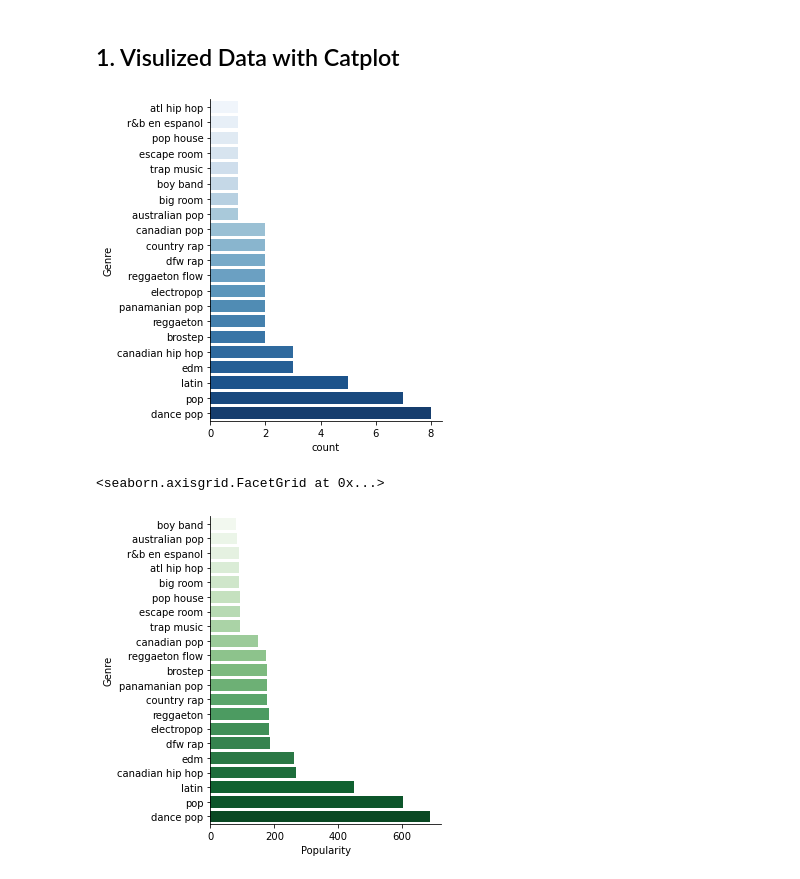
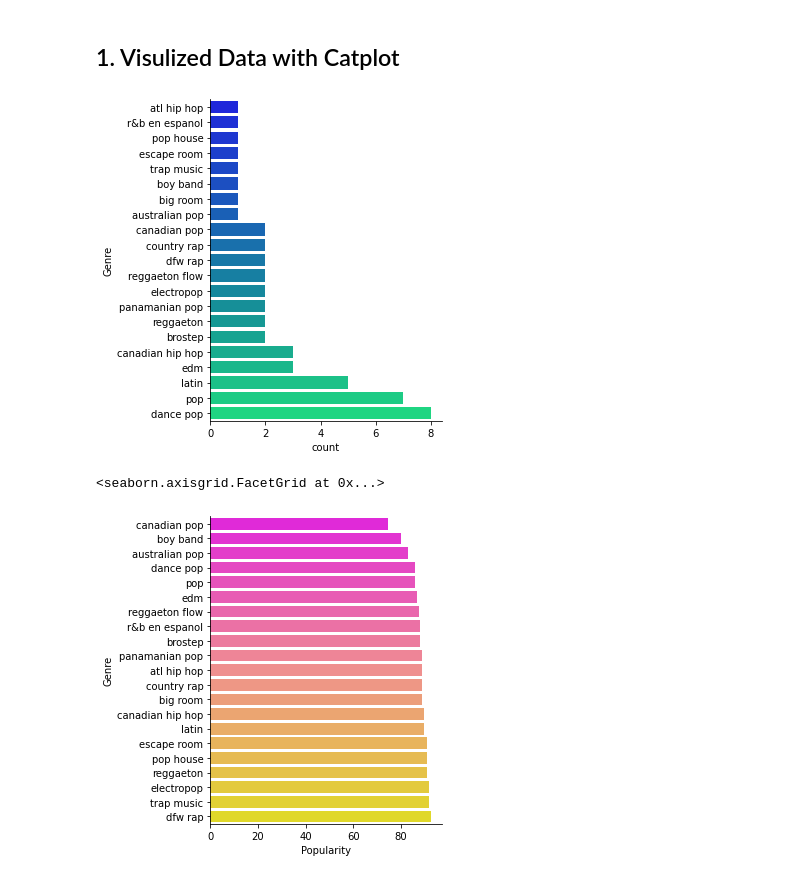
Before and after one commit to zli995/Spotify-Top-50-Songs-Analysis-2019, a Jupyter notebook: data/Spotify Top 50 Songs 2019 Analysis.ipynb, the cells around one changed output. Cells and saved outputs as stored; diff of their text form; code cells hidden in the pictures.

```diff
--- a/data/Spotify Top 50 Songs 2019 Analysis.ipynb
+++ b/data/Spotify Top 50 Songs 2019 Analysis.ipynb
@@ -67,21 +67,21 @@ Index(['Unnamed: 0', 'Track.Name', 'Artist.Name', 'Genre', 'Beats.Per.Minute',
 # Number of Songs in Different Genres
 a = spotify_data.groupby(['Genre']).size().reset_index(name = "counts")
 Genre_order = a.sort_values(by = ("counts"), ascending = True).iloc[:,0]
-sn.catplot(data = spotify_data,  y="Genre", kind = "count", order = Genre_order, palette = "Blues")
+sn.catplot(data = spotify_data,  y="Genre", kind = "count", order = Genre_order, palette = "winter")
 plt.show()
 # %% [output]
-[figure, old version]
+[figure, new version]
 # %%
 # Popularity of Songs in Different Genres
 
-b = spotify_data.groupby(["Genre"], as_index = False).sum()
+b = spotify_data.groupby(["Genre"], as_index = False).mean()
 
 # when as_index=True, the grouped columns will be the indices of the returned object.#
 # Passing as_index=False will return the groups that you are aggregating over, if they are named columns.#
 
 popularity_order = b.sort_values(by=["Popularity"], ascending = True).iloc[:,0]
 
-sn.catplot(data=b, y="Genre", x="Popularity",kind="bar", order = popularity_order, palette="Greens")
+sn.catplot(data=b, y="Genre", x="Popularity",kind="bar", order = popularity_order, palette="spring")
 # %% [output]
 <seaborn.axisgrid.FacetGrid at 0x...>
-[figure, old version]
+[figure, new version]
```
Also changed, not shown: parts of 5 cells of this notebook.
